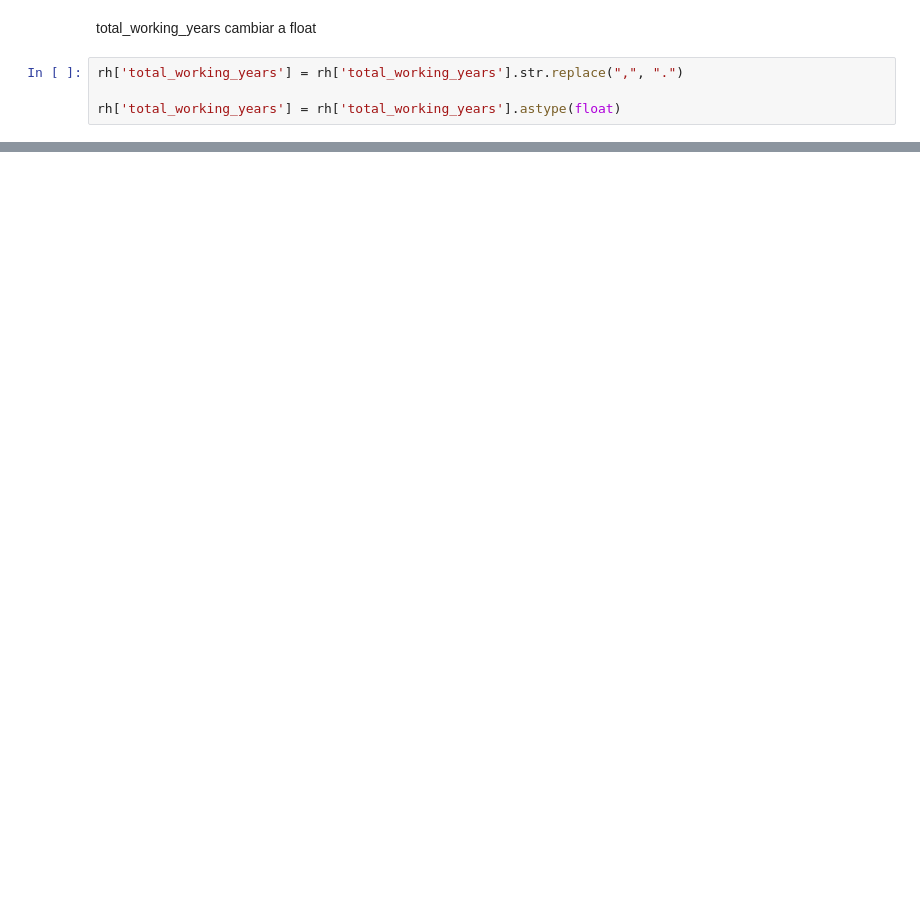
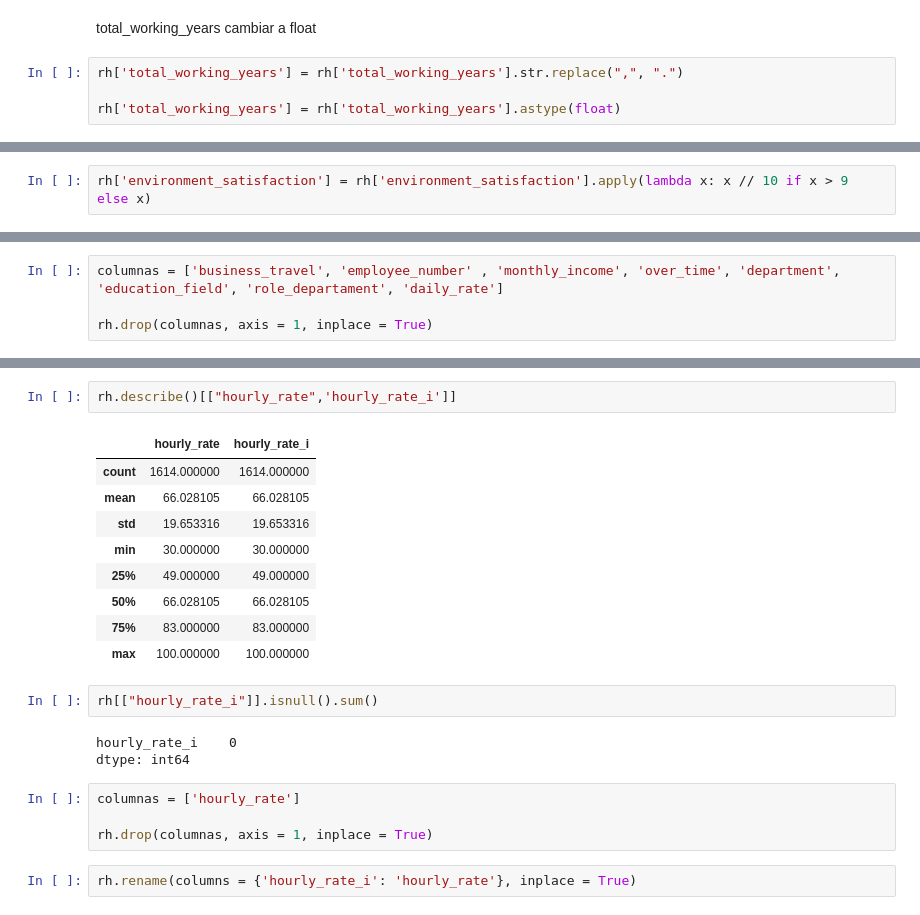
Before and after one commit to Adalab/proyecto-da-promo-Farzana-modulo3-team3-, a Jupyter notebook: Limpieza.ipynb, the cells around one changed output, grey strips where cells are left out. Saved outputs shown, nothing was run; the diff lists cells and outputs as text; blank space fills up the shorter version.

```diff
--- a/Limpieza.ipynb
+++ b/Limpieza.ipynb
@@ -245,0 +342,2 @@ rh['total_working_years'] = rh['total_working_years'].astype(float)
+# %%
+rh['environment_satisfaction'] = rh['environment_satisfaction'].apply(lambda x: x // 10 if x > 9 else x)
@@ -245,0 +346,4 @@ rh['total_working_years'] = rh['total_working_years'].astype(float)
+# %%
+columnas = ['business_travel', 'employee_number' , 'monthly_income', 'over_time', 'department', 'education_field', 'role_departament', 'daily_rate']
+
+rh.drop(columnas, axis = 1, inplace = True)
@@ -245,0 +384,23 @@ rh['total_working_years'] = rh['total_working_years'].astype(float)
+# %%
+rh.describe()[["hourly_rate",'hourly_rate_i']]
+# %% [output]
+|  | hourly_rate | hourly_rate_i |
+| count | 1614.000000 | 1614.000000 |
+| mean | 66.028105 | 66.028105 |
+| std | 19.653316 | 19.653316 |
+| min | 30.000000 | 30.000000 |
+| 25% | 49.000000 | 49.000000 |
+| 50% | 66.028105 | 66.028105 |
+| 75% | 83.000000 | 83.000000 |
+| max | 100.000000 | 100.000000 |
+# %%
+rh[["hourly_rate_i"]].isnull().sum()
+# %% [output]
+hourly_rate_i    0
+dtype: int64
+# %%
+columnas = ['hourly_rate']
+
+rh.drop(columnas, axis = 1, inplace = True)
+# %%
+rh.rename(columns = {'hourly_rate_i': 'hourly_rate'}, inplace = True)
```
Also changed, not shown: parts of 29 cells of this notebook.
